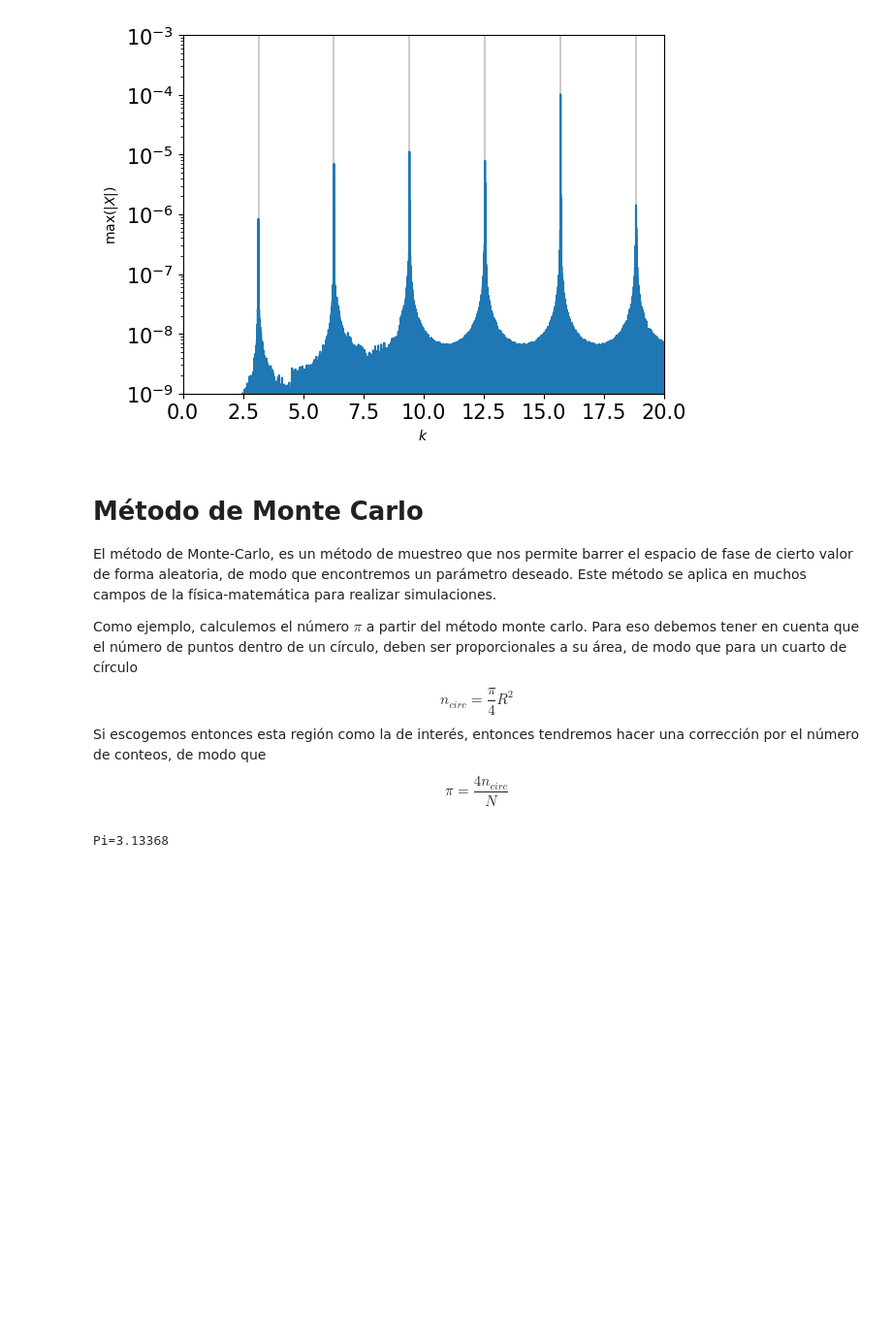
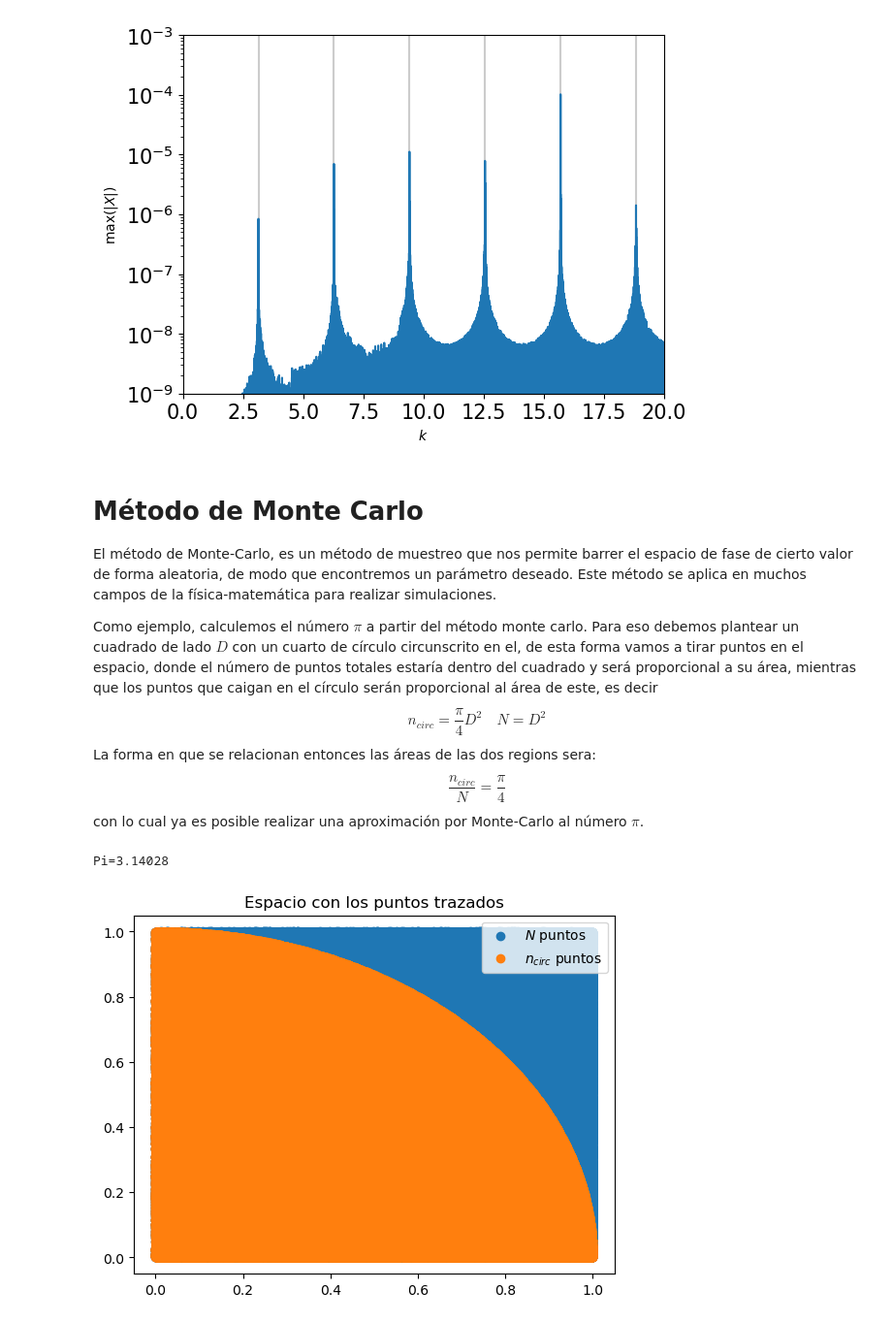
Before and after one commit to drojaspater/ComputationalTools, a Jupyter notebook: ClassNotes.ipynb, the cells around one changed output. Shown at 97% size. Saved outputs shown, nothing was run; the diff lists cells and outputs as text; code cells hidden in the pictures; blank space fills up the shorter version.

```diff
--- a/ClassNotes.ipynb
+++ b/ClassNotes.ipynb
@@ -1121,21 +1121,37 @@ plt.show()
 # Método de Monte Carlo
 El método de Monte-Carlo, es un método de muestreo que nos permite barrer el espacio de fase de cierto valor de forma aleatoria, de modo que encontremos un parámetro deseado. Este método se aplica en muchos campos de la física-matemática para realizar simulaciones.
 
-Como ejemplo, calculemos el número $\pi$ a partir del método monte carlo. Para eso debemos tener en cuenta que el número de puntos dentro de un círculo, deben ser proporcionales a su área, de modo que para un cuarto de círculo
-$$ n_{circ} = \frac{\pi}{4} R^2 $$
-Si escogemos entonces esta región como la de interés, entonces tendremos hacer una corrección por el número de conteos, de modo que
-$$ \pi = \frac{4n_{circ}}{N} $$
+Como ejemplo, calculemos el número $\pi$ a partir del método monte carlo. Para eso debemos plantear un cuadrado de lado $D$ con un cuarto de círculo circunscrito en el, de esta forma vamos a tirar puntos en el espacio, donde el número de puntos totales estaría dentro del cuadrado y será proporcional a su área, mientras que los puntos que caigan en el círculo serán proporcional al área de este, es decir
+$$ n_{circ} = \frac{\pi}{4} D^2 \quad N = D^2 $$
+La forma en que se relacionan entonces las áreas de las dos regions sera:
+$$ \frac{n_{circ}}{N}=\frac{\pi}{4}$$
+con lo cual ya es posible realizar una aproximación por Monte-Carlo al número $\pi$.
 # %%
 import numpy as np
+import matplotlib.pyplot as plt
 
-N = 100000 #Núero de datos que analizaremos
-n_circ = 0 #Número de datos que caen sobre la región de interés
+N = 1000000 #Núero de datos que analizaremos y que se encuentran dentro de la región cuadrada
+n_circ = 0 #Número de datos que caen sobre la región circular
+X,Y = [] , []
+Xc,Yc = [] , []
 for i in range(N):
     x,y=np.random.rand(2) #Doy valores aleatorios a las variables del espacio
+    X.append(x)
+    Y.append(y)
     if x**2+y**2<=1:
         n_circ +=1
+        Xc.append(x)
+        Yc.append(y)
 Pi = 4*n_circ/N
 
 print(f'{Pi=}')
 # %% [output]
-Pi=3.13368
+Pi=3.14028
+# %%
+plt.scatter(X,Y,label=r'$N$ puntos')
+plt.scatter(Xc,Yc,label=r'$n_{circ}$ puntos')
+plt.legend()
+plt.title('Espacio con los puntos trazados')
+plt.show()
+# %% [output]
+[figure, added]
```
Also changed, not shown: parts of 23 cells of this notebook, 4 other files.
